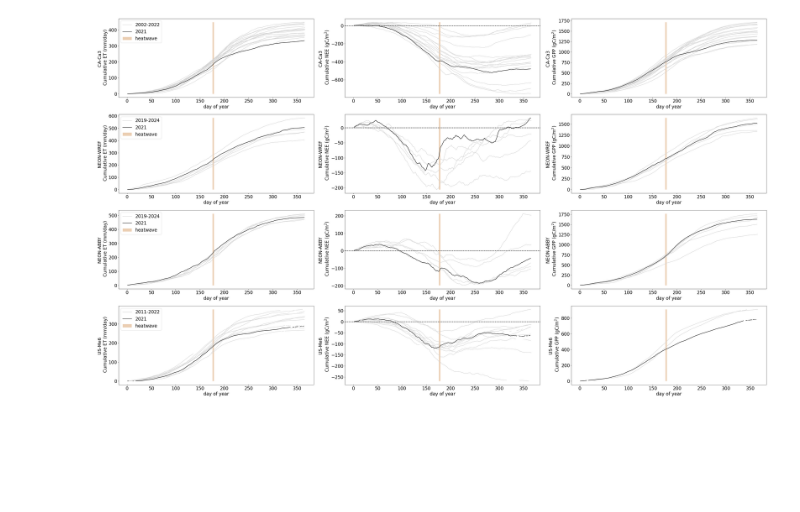
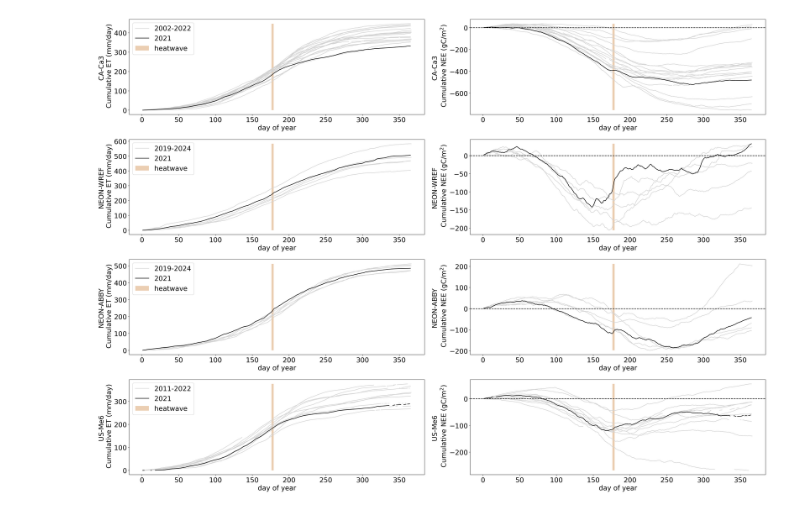
Before and after one commit to linniahawkins/heatwave_analysis, a Jupyter notebook: code/SI_figures.ipynb, the cells around one changed output. Drawn from its saved outputs; the diff is of its cells as text; code cells hidden in the pictures; blank space fills up the shorter version.

Commit message:
update cumulative figures

```diff
--- a/code/SI_figures.ipynb
+++ b/code/SI_figures.ipynb
@@ -24,39 +24,38 @@ df_wref = load_daily_data('WREF',sw_thresh)
 df_abby = load_daily_data('ABBY',sw_thresh)
 # %%
 # cumulative plots
-plt.figure(num=None, figsize=(42, 24), dpi=80, facecolor='w', edgecolor='k')
+plt.figure(num=None, figsize=(28, 20), dpi=200, facecolor='w', edgecolor='k')
 plt.subplots_adjust(left=.15, bottom=.1, right=.9, top=.95, wspace=0.15, hspace=0.15)
 plt.rcParams.update({'font.size': 20})
 x2 = np.arange(176,180)
 
 sites = ['CA-Ca3','NEON-WREF','NEON-ABBY','US-Me6']
 datasets = [df_ca3,df_wref,df_abby,df_me6]
 site_years = ['2002-2022','2019-2024','2019-2024','2011-2022']
-variables = ['LH','NEE','GPP']
-labels = ['ET','NEE','GPP']
-#units = ['(W/m$^2$)','(umol/m$^2$)','(umol/m$^2$)']
-units = ['(mm/day)','(gC/m$^2$)','(gC/m$^2$)']
+variables = ['LH','NEE']
+labels = ['ET','NEE']
+units = ['(mm/day)','(gC/m$^2$)']
 
 k = 1
 for i,site in enumerate(sites):
     for j,var in enumerate(variables):
             data = get_cumulative(site,datasets[i],var)
             anncum = data.groupby([data.index.dayofyear, data.index.year]).max().unstack()
 
-            ax1 = plt.subplot(4,3,k)
+            ax1 = plt.subplot(4,2,k)
             ax1.plot(anncum,color='lightgrey')
             ax1.plot(np.arange(1,366,1),data[pd.datetime(2021,1,1,0,0,0):pd.datetime(2021,12,31,23,59,59)],c='lightgrey',label=site_years[i])
             ax1.plot(np.arange(1,366,1),data[pd.datetime(2021,1,1,0,0,0):pd.datetime(2021,12,31,23,59,59)],c='k',label='2021')
             ax1.fill_between(x2, np.tile(np.min(data),len(x2)),np.tile(np.max(data),len(x2)),facecolor='peru',alpha=0.4,label='heatwave')
             ax1.set_xlabel('day of year')
             ax1.set_ylabel(site+' \n '+ r'Cumulative '+labels[j]+' '+units[j])
             if j==1:
                 plt.axhline(0,linestyle='--',color = 'k')
             if j==0:
                 plt.legend(loc='upper left')
             k = k+1
 
 plt.tight_layout()
-plt.savefig('../figs/Annual_cumulative_LH-NEE-GPP.png',dpi=100)
+plt.savefig('../figs/Annual_cumulative_LH-NEE.png',dpi=200)
 # %% [output]
-[figure, old version]
+[figure, new version]
```
Also changed, not shown: parts of 1 cell of this notebook.
